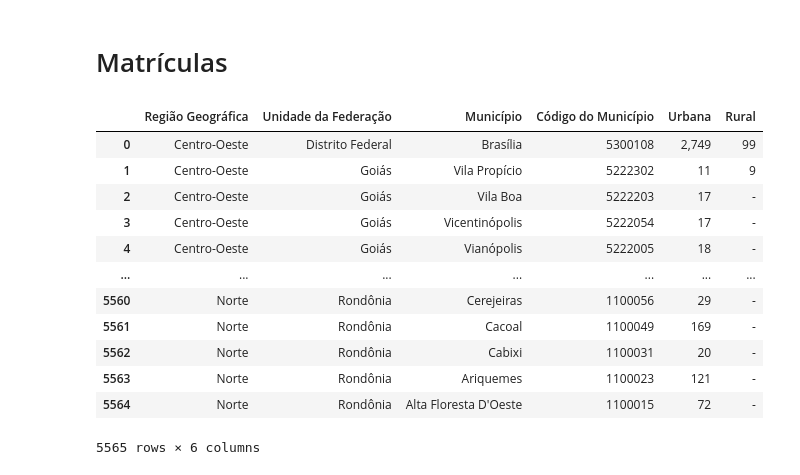
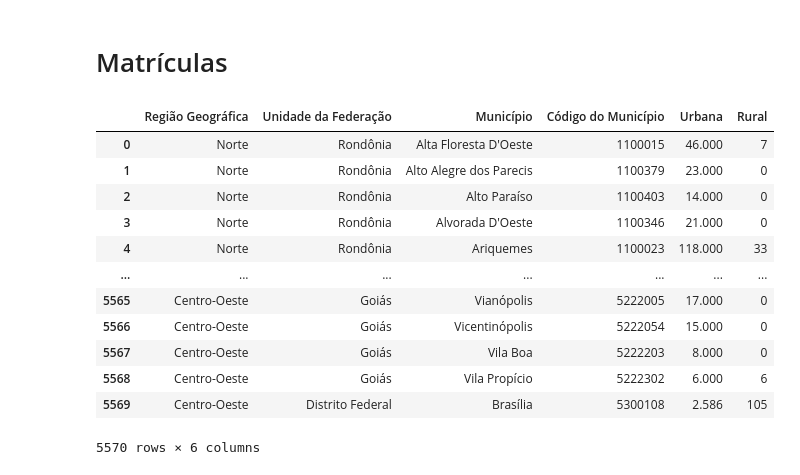
Before and after one commit to anandxrfeu/schooling_resource_predicter_data, a Jupyter notebook: notebooks/School_Survey(Anand).ipynb, the cells around one changed output. Saved outputs shown, nothing was run; the diff lists cells and outputs as text; code cells hidden in the pictures.

```diff
--- a/notebooks/School_Survey(Anand).ipynb
+++ b/notebooks/School_Survey(Anand).ipynb
@@ -4,22 +4,22 @@
 import pandas as pd
 # %%
 # Convert the corrected string to a DataFrame
-df = pd.read_csv("../raw_data/teachers/docentes_2007.csv")
+df = pd.read_csv("../raw_data/turmas/turmas_2021.csv")
 df
 # %% [output]
 |  | Região Geográfica | Unidade da Federação | Município | Código do Município | Urbana | Rural |
-| 0 | Centro-Oeste | Distrito Federal | Brasília | 5300108 | 2,749 | 99 |
-| 1 | Centro-Oeste | Goiás | Vila Propício | 5222302 | 11 | 9 |
-| 2 | Centro-Oeste | Goiás | Vila Boa | 5222203 | 17 | - |
-| 3 | Centro-Oeste | Goiás | Vicentinópolis | 5222054 | 17 | - |
-| 4 | Centro-Oeste | Goiás | Vianópolis | 5222005 | 18 | - |
+| 0 | Norte | Rondônia | Alta Floresta D'Oeste | 1100015 | 46.000 | 7 |
+| 1 | Norte | Rondônia | Alto Alegre dos Parecis | 1100379 | 23.000 | 0 |
+| 2 | Norte | Rondônia | Alto Paraíso | 1100403 | 14.000 | 0 |
+| 3 | Norte | Rondônia | Alvorada D'Oeste | 1100346 | 21.000 | 0 |
+| 4 | Norte | Rondônia | Ariquemes | 1100023 | 118.000 | 33 |
 | ... | ... | ... | ... | ... | ... | ... |
-| 5560 | Norte | Rondônia | Cerejeiras | 1100056 | 29 | - |
-| 5561 | Norte | Rondônia | Cacoal | 1100049 | 169 | - |
-| 5562 | Norte | Rondônia | Cabixi | 1100031 | 20 | - |
-| 5563 | Norte | Rondônia | Ariquemes | 1100023 | 121 | - |
-| 5564 | Norte | Rondônia | Alta Floresta D'Oeste | 1100015 | 72 | - |
+| 5565 | Centro-Oeste | Goiás | Vianópolis | 5222005 | 17.000 | 0 |
+| 5566 | Centro-Oeste | Goiás | Vicentinópolis | 5222054 | 15.000 | 0 |
+| 5567 | Centro-Oeste | Goiás | Vila Boa | 5222203 | 8.000 | 0 |
+| 5568 | Centro-Oeste | Goiás | Vila Propício | 5222302 | 6.000 | 6 |
+| 5569 | Centro-Oeste | Distrito Federal | Brasília | 5300108 | 2.586 | 105 |
-5565 rows × 6 columns
+5570 rows × 6 columns
 # %%
 # Melt the dataframe
 melted_df = df.melt(id_vars=["Região Geográfica", "Unidade da Federação", "Município", "Código do Município"],
```
Also changed, not shown: parts of 13 cells of this notebook, 5 other files.
